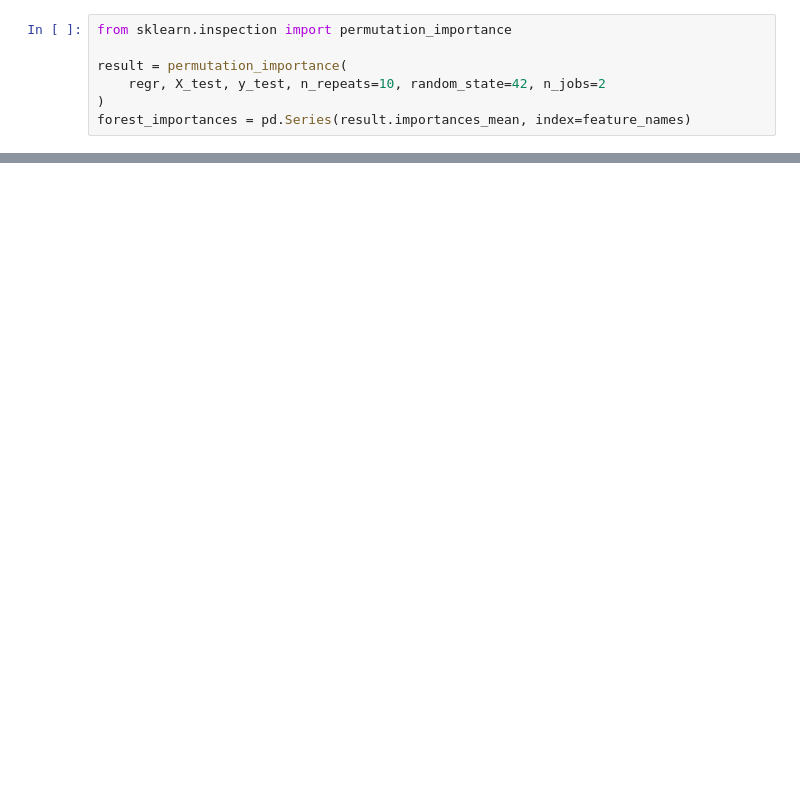
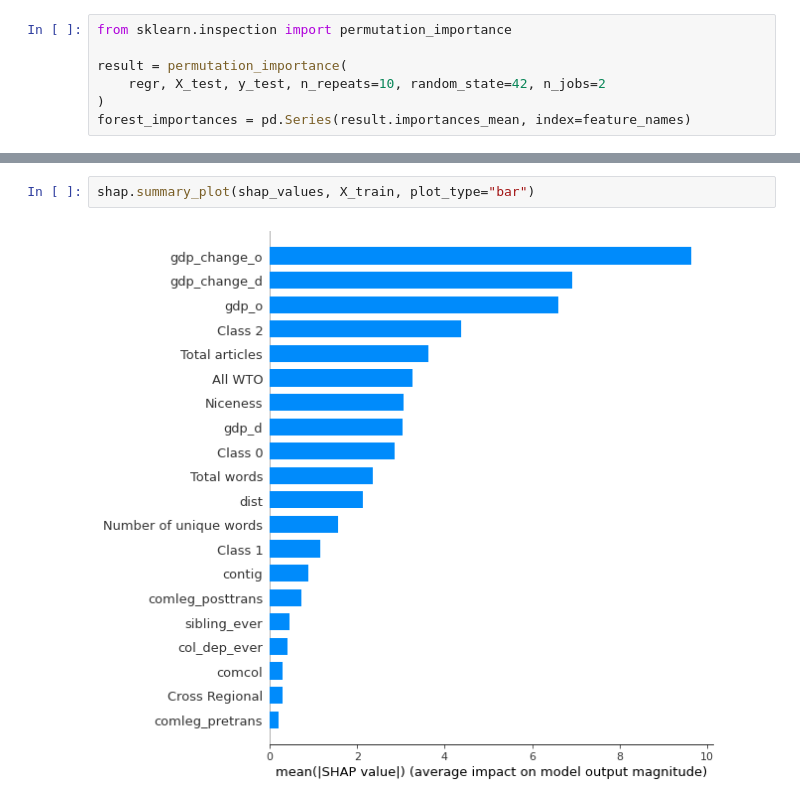
Before and after one commit to lifeonthefence/Texts-of-Trade-Agreements, a Jupyter notebook: Prediction/Prediction.ipynb, the cells around one changed output, grey strips where cells are left out. Drawn from its saved outputs; the diff is of its cells as text; blank space fills up the shorter version.

```diff
--- a/Prediction/Prediction.ipynb
+++ b/Prediction/Prediction.ipynb
@@ -89,0 +84,4 @@ shap.plots.bar(shap_values)
+# %%
+shap.summary_plot(shap_values, X_train, plot_type="bar")
+# %% [output]
+[figure, added]
```
Also changed, not shown: parts of 14 cells of this notebook.
